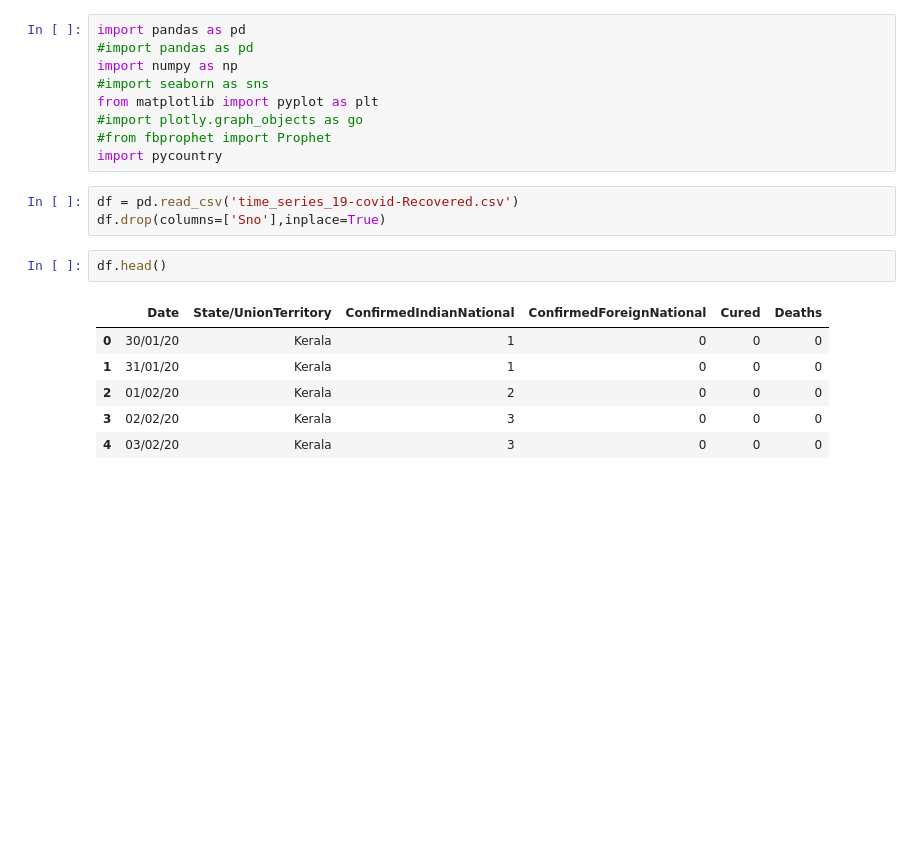
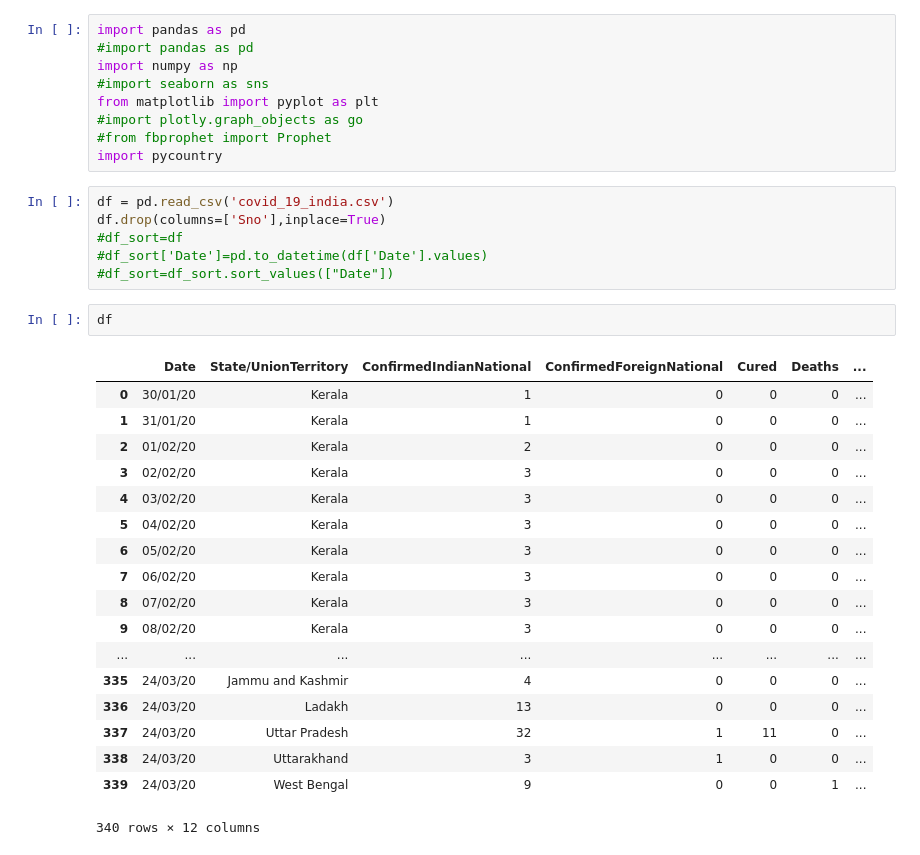
Before and after one commit to srashtig/covid-19-icts, a Jupyter notebook: india/EDA.ipynb, the cells around one changed output. Drawn from its saved outputs; the diff is of its cells as text; blank space fills up the shorter version.

```diff
--- a/india/EDA.ipynb
+++ b/india/EDA.ipynb
@@ -8,17 +8,32 @@ from matplotlib import pyplot as plt
 #from fbprophet import Prophet
 import pycountry
 # %%
-df = pd.read_csv('time_series_19-covid-Recovered.csv')
+df = pd.read_csv('covid_19_india.csv')
 df.drop(columns=['Sno'],inplace=True)
+#df_sort=df
+#df_sort['Date']=pd.to_datetime(df['Date'].values)
+#df_sort=df_sort.sort_values(["Date"])
 # %%
-df.head()
+df
 # %% [output]
-|  | Date | State/UnionTerritory | ConfirmedIndianNational | ConfirmedForeignNational | Cured | Deaths |
-| 0 | 30/01/20 | Kerala | 1 | 0 | 0 | 0 |
-| 1 | 31/01/20 | Kerala | 1 | 0 | 0 | 0 |
-| 2 | 01/02/20 | Kerala | 2 | 0 | 0 | 0 |
-| 3 | 02/02/20 | Kerala | 3 | 0 | 0 | 0 |
-| 4 | 03/02/20 | Kerala | 3 | 0 | 0 | 0 |
+|  | Date | State/UnionTerritory | ConfirmedIndianNational | ConfirmedForeignNational | Cured | Deaths | ... |
+| 0 | 30/01/20 | Kerala | 1 | 0 | 0 | 0 | ... |
+| 1 | 31/01/20 | Kerala | 1 | 0 | 0 | 0 | ... |
+| 2 | 01/02/20 | Kerala | 2 | 0 | 0 | 0 | ... |
+| 3 | 02/02/20 | Kerala | 3 | 0 | 0 | 0 | ... |
+| 4 | 03/02/20 | Kerala | 3 | 0 | 0 | 0 | ... |
+| 5 | 04/02/20 | Kerala | 3 | 0 | 0 | 0 | ... |
+| 6 | 05/02/20 | Kerala | 3 | 0 | 0 | 0 | ... |
+| 7 | 06/02/20 | Kerala | 3 | 0 | 0 | 0 | ... |
+| 8 | 07/02/20 | Kerala | 3 | 0 | 0 | 0 | ... |
+| 9 | 08/02/20 | Kerala | 3 | 0 | 0 | 0 | ... |
+| ... | ... | ... | ... | ... | ... | ... | ... |
+| 335 | 24/03/20 | Jammu and Kashmir | 4 | 0 | 0 | 0 | ... |
+| 336 | 24/03/20 | Ladakh | 13 | 0 | 0 | 0 | ... |
+| 337 | 24/03/20 | Uttar Pradesh | 32 | 1 | 11 | 0 | ... |
+| 338 | 24/03/20 | Uttarakhand | 3 | 1 | 0 | 0 | ... |
+| 339 | 24/03/20 | West Bengal | 9 | 0 | 0 | 1 | ... |
+340 rows × 12 columns
 # %%
 df.describe()
 # %% [output]
```
Also changed, not shown: parts of 7 cells of this notebook, 43 other files.
